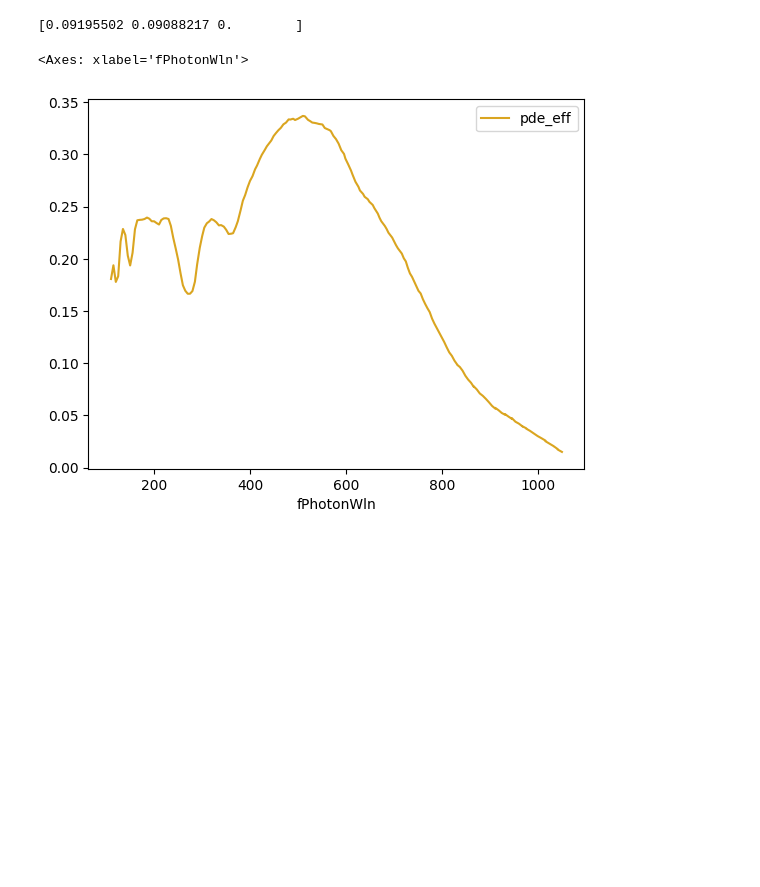
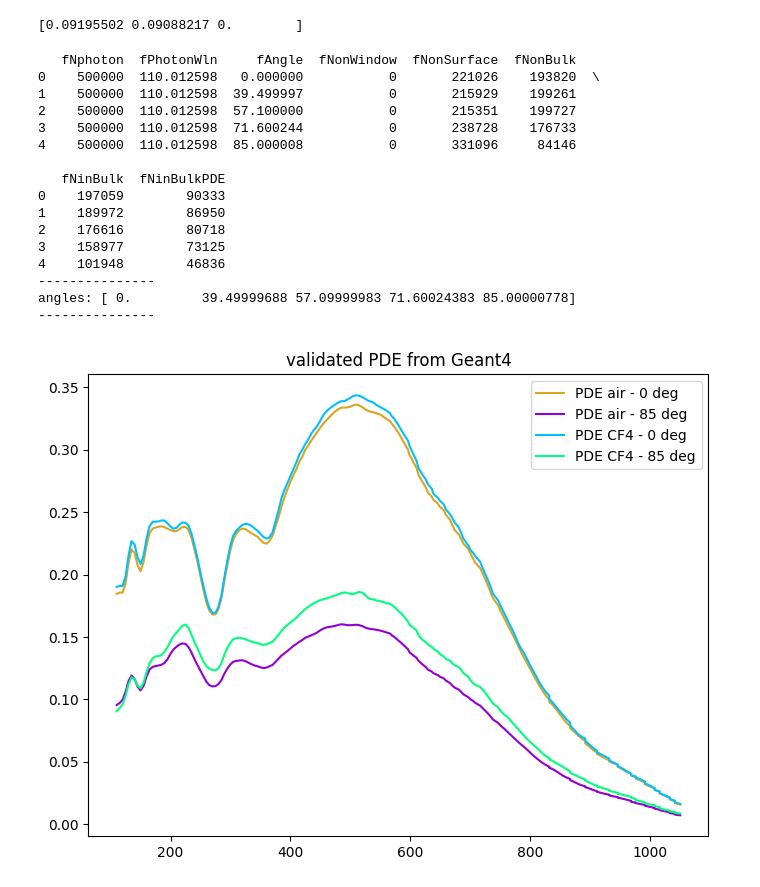
Before and after one commit to austindsc/PDEcorrection_g4_lolx, a Jupyter notebook: pythonScripts/doScaling_restartv35.ipynb, the cells around one changed output. Saved outputs shown, nothing was run; the diff lists cells and outputs as text; code cells hidden in the pictures; blank space fills up the shorter version.

```diff
--- a/pythonScripts/doScaling_restartv35.ipynb
+++ b/pythonScripts/doScaling_restartv35.ipynb
@@ -507,20 +533,67 @@ pdeP_better = np.append(pdeP_better, 0.0)
 print(pdeP_better[-3:])
 # %% [output]
 [0.09195502 0.09088217 0.        ]
-# %%
-f_validation = uproot.open(os.path.join(rootPath_validation, "final_air_N5e5_110-1050nm_0-85deg.root"))
-ttValid = f_validation["simOutput"]
-dfValid_full = ttValid.arrays(library="pd").drop_duplicates()
-dfValid_full.head(5)
-
-dfValid_full["pde_eff"] = dfValid_full["fNinBulkPDE"]/dfValid_full["fNphoton"]
-dfValid = getDfforAngle(dfValid_full, angleWanted)
-removeDuplicates(dfValid)
-
-dfValid.plot("fPhotonWln", "pde_eff", kind="line")
-# %% [output]
-<Axes: xlabel='fPhotonWln'>
-[figure, removed]
+# %%
+from scipy.ndimage import gaussian_filter1d
+f_validation = uproot.open(os.path.join(rootPath_validation, "final_air_N5e5_110-1050nm_0-85deg.root"))
+
+ttValid = f_validation["simOutput"]
+dfValid_full = ttValid.arrays(library="pd").drop_duplicates()
+print(dfValid_full.head(5))
+dfValid_full["pde_eff"] = dfValid_full["fNinBulkPDE"]/dfValid_full["fNphoton"]
+print("---------------\nangles:", dfValid_full['fAngle'].unique(), "\n---------------")
+
+angle1 = 0
+dfValid = getDfforAngle(dfValid_full, angle1)
+removeDuplicates(dfValid)
+
+angle2 = 85
+dfValid2 = getDfforAngle(dfValid_full, angle2)
+removeDuplicates(dfValid2)
+
+smoothSig = 1.
+fig, ax = plt.subplots(figsize = (8, 6))
+ax.set_title("validated PDE from Geant4")
+
+ax.plot(dfValid["fPhotonWln"], gaussian_filter1d(dfValid["pde_eff"], sigma=smoothSig), label = f"PDE air - {angle1:0.0f} deg")
+ax.plot(dfValid2["fPhotonWln"], gaussian_filter1d(dfValid2["pde_eff"], sigma=smoothSig), label = f"PDE air - {angle2:0.0f} deg")
+
+## for CF4
+f_validation_cf4 = uproot.open(os.path.join(rootPath_validation, "final_lcf4_N1e5_110-1050nm_0-85deg.root"))
+tt_valid_cf4 = f_validation_cf4["simOutput"]
+df_valid_cf4_full = tt_valid_cf4.arrays(library="pd").drop_duplicates()
+# print(df_valid_cf4_full.head(5))
+df_valid_cf4_full["pde_eff"] = df_valid_cf4_full["fNinBulkPDE"]/df_valid_cf4_full["fNphoton"]
+
+dfValid_cf4 = getDfforAngle(df_valid_cf4_full, angle1)
+removeDuplicates(dfValid_cf4)
+
+dfValid2_cf4 = getDfforAngle(df_valid_cf4_full, angle2)
+removeDuplicates(dfValid2_cf4)
+
+ax.plot(dfValid_cf4["fPhotonWln"], gaussian_filter1d(dfValid_cf4["pde_eff"], sigma=smoothSig), label = f"PDE CF4 - {angle1:0.0f} deg")
+ax.plot(dfValid2_cf4["fPhotonWln"], gaussian_filter1d(dfValid2_cf4["pde_eff"], sigma=smoothSig), label = f"PDE CF4 - {angle2:0.0f} deg")
+
+ax.legend()
+plt.show()
+# %% [output]
+   fNphoton  fPhotonWln     fAngle  fNonWindow  fNonSurface  fNonBulk
+0    500000  110.012598   0.000000           0       221026    193820  \
+1    500000  110.012598  39.499997           0       215929    199261
+2    500000  110.012598  57.100000           0       215351    199727
+3    500000  110.012598  71.600244           0       238728    176733
+4    500000  110.012598  85.000008           0       331096     84146
+
+   fNinBulk  fNinBulkPDE
+0    197059        90333
+1    189972        86950
+2    176616        80718
+3    158977        73125
+4    101948        46836
+---------------
+angles: [ 0.         39.49999688 57.09999983 71.60024383 85.00000778]
+---------------
+[figure, added]
 # %%
 import matplotlib.patheffects as path_effects
 plt.figure(figsize = (10, 8))
```
Also changed, not shown: parts of 6 cells of this notebook, 15 other files.
